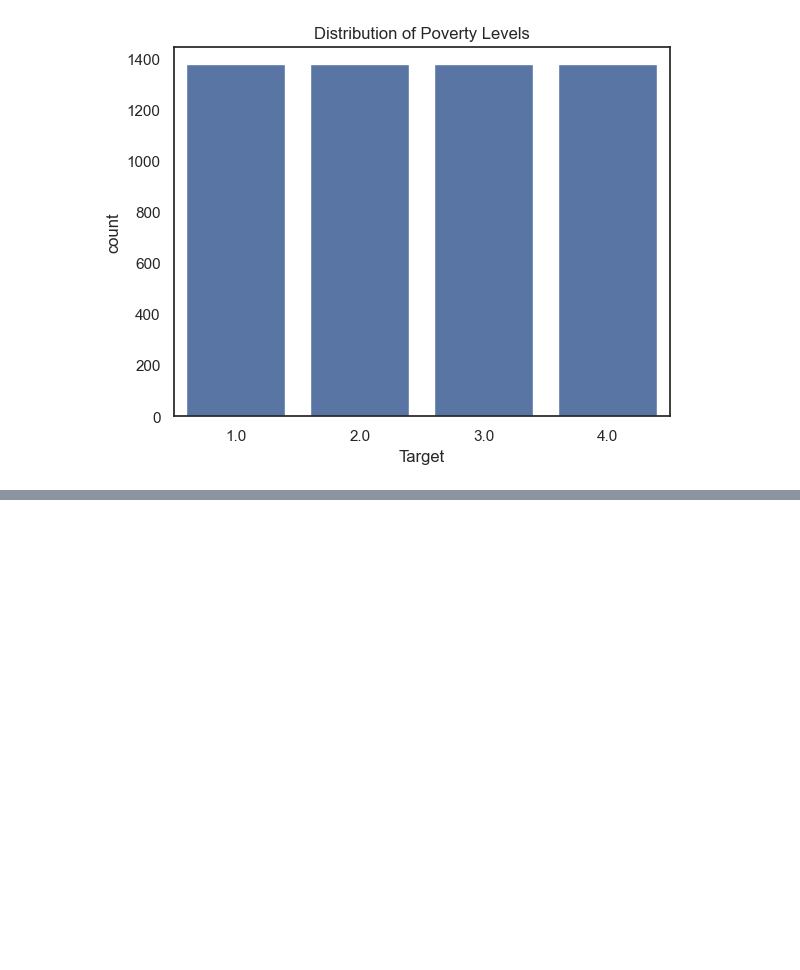
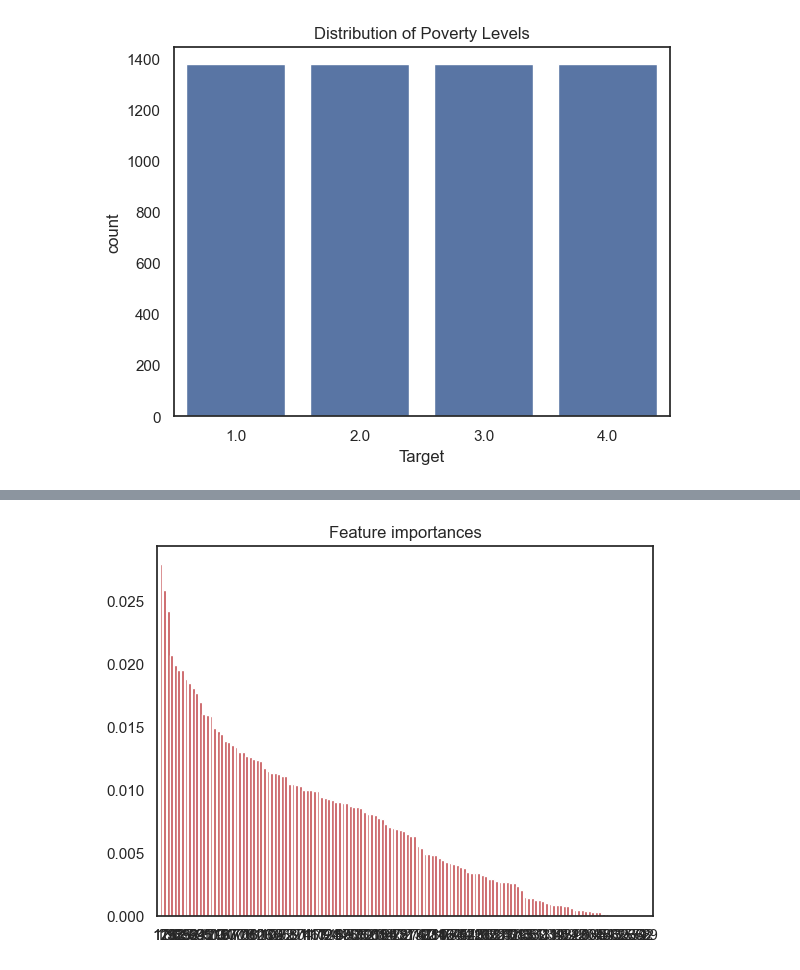
Before and after one commit to onurcan-b/Costa-Rica-Poverty-Prediction, a Jupyter notebook: Milestone 1.ipynb, the cells around one changed output, grey strips where cells are left out. Drawn from its saved outputs; the diff is of its cells as text; code cells hidden in the pictures; blank space fills up the shorter version.

```diff
--- a/Milestone 1.ipynb
+++ b/Milestone 1.ipynb
@@ -420,0 +447,21 @@ weighted avg       0.64      0.58      0.60       299
+# %%
+#Testing Random Forest
+
+from sklearn.ensemble import RandomForestClassifier
+from sklearn.metrics import classification_report, accuracy_score
+
+rf_model = RandomForestClassifier(n_estimators=100, class_weight='balanced', random_state=42)
+
+# Fit the model on the SMOTE-augmented training data
+rf_model.fit(X_train_smote, y_train_smote)
+
+# Predict on the validation set
+y_val_pred_rf = rf_model.predict(X_val_scaled)
+
+# Evaluate the model using classification report
+print("Classification Report for Validation Set (Random Forest):")
+print(classification_report(y_val, y_val_pred_rf))
+
+# Optionally, evaluate using accuracy score
+accuracy = accuracy_score(y_val, y_val_pred_rf)
+print("Accuracy of Random Forest on Validation Set:", accuracy)
@@ -420,0 +482,15 @@ weighted avg       0.64      0.58      0.60       299
+# %%
+# Get feature importance
+importances = rf_model.feature_importances_
+indices = np.argsort(importances)[::-1]
+
+# Plot the feature importances of the forest
+plt.figure()
+plt.title("Feature importances")
+plt.bar(range(X_train_smote.shape[1]), importances[indices],
+        color="r", align="center")
+plt.xticks(range(X_train_smote.shape[1]), indices)
+plt.xlim([-1, X_train_smote.shape[1]])
+plt.show()
+# %% [output]
+[figure, added]
```
Also changed, not shown: parts of 4 cells of this notebook.
